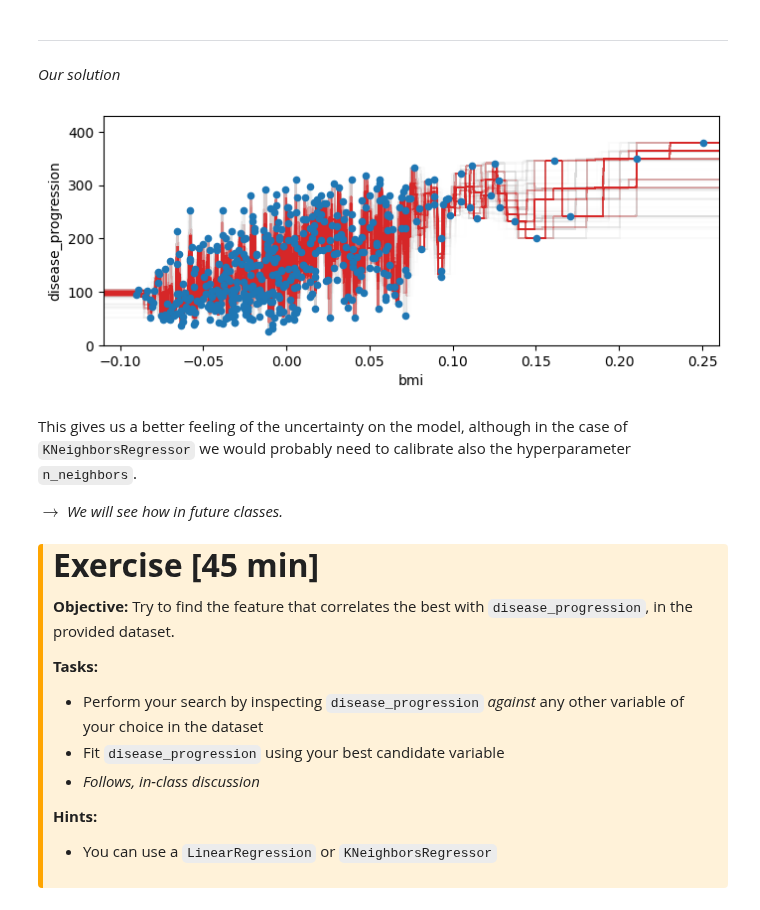
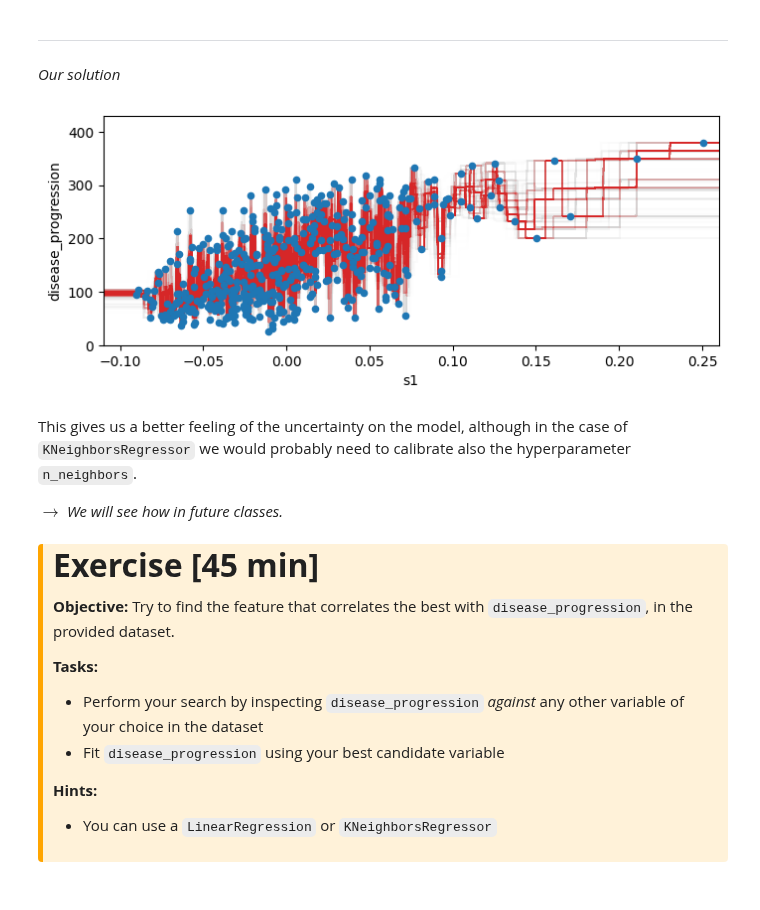
Before and after one commit to gitpeblo/ML_book, a Jupyter notebook: ML_book_site/chapters/chapter3/C30_using_sklearn.ipynb, the cells around one changed output. Drawn from its saved outputs; the diff is of its cells as text; code cells hidden in the pictures.

```diff
--- a/ML_book_site/chapters/chapter3/C30_using_sklearn.ipynb
+++ b/ML_book_site/chapters/chapter3/C30_using_sklearn.ipynb
@@ -173,7 +173,7 @@ import pandas as pd
 diabetes = load_diabetes()
 
 # Restric to the columns of interest
-df_data = pd.DataFrame(diabetes.data[:, 2], columns=["bmi"])
+df_data = pd.DataFrame(diabetes.data[:, 2], columns=["s1"])
 df_data["disease_progression"] = diabetes.target
 
 # Preview
@@ -190,28 +190,28 @@ Let's now add some [mock] data **extending** the set we used so far:
 # %%
 import matplotlib.pyplot as plt
 
-# Get min and max BMI
-min_bmi, max_bmi = df_data["bmi"].min(), df_data["bmi"].max()
+# Get min and max s1
+min_s1, max_s1 = df_data["s1"].min(), df_data["s1"].max()
 
 # Mock data: some inside the range, some beyond
 data_added = {
-    "mock1": (min_bmi + 0.01, 80),    # inside range
-    "mock2": (min_bmi + 0.05, 100),   # inside range
-    "mock3": (max_bmi - 0.02, 200),   # inside range
-    "mock4": (max_bmi + 0.04, 350),   # beyond range
-    "mock5": (max_bmi + 0.08, 380),   # beyond range
+    "mock1": (min_s1 + 0.01, 80),    # inside range
+    "mock2": (min_s1 + 0.05, 100),   # inside range
+    "mock3": (max_s1 - 0.02, 200),   # inside range
+    "mock4": (max_s1 + 0.04, 350),   # beyond range
+    "mock5": (max_s1 + 0.08, 380),   # beyond range
 }
 
 # Convert to DataFrame
 df_data_added = pd.DataFrame.from_dict(data_added).T.reset_index()
-df_data_added = df_data_added.rename(columns={"index": "ID", 0: "bmi", 1: "disease_progression"})
+df_data_added = df_data_added.rename(columns={"index": "ID", 0: "s1", 1: "disease_progression"})
 
 # Extend dataset
-df_data_ext = pd.concat([df_data, df_data_added[["bmi", "disease_progression"]]], ignore_index=True)
+df_data_ext = pd.concat([df_data, df_data_added[["s1", "disease_progression"]]], ignore_index=True)
 
 # Plot
-ax = df_data.plot(kind='scatter',  x='bmi', y='disease_progression', color="C0", figsize=(8,3), label="Original data")
-df_data_added.plot(kind='scatter', x='bmi', y='disease_progression', color="C1", s=100, label="Mock data", ax=ax)
+ax = df_data.plot(kind='scatter',  x='s1', y='disease_progression', color="C0", figsize=(8,3), label="Original data")
+df_data_added.plot(kind='scatter', x='s1', y='disease_progression', color="C1", s=100, label="Mock data", ax=ax)
 plt.axis([-0.11, 0.26, 0, 430])
 
 plt.show()
@@ -228,7 +228,7 @@ import sklearn.neighbors
 from sklearn.preprocessing import StandardScaler
 
 # Prepare the data
-X = np.c_[df_data_ext["bmi"]]
+X = np.c_[df_data_ext["s1"]]
 y = np.c_[df_data_ext["disease_progression"]] # 2D array
 
 # Normalize, for good habits
@@ -246,7 +246,7 @@ xx_n = scaler.transform(xx.reshape(-1, 1))
 yy_model = model.predict(xx_n)
 
 # Plot
-df_data_ext.plot(kind='scatter', x='bmi', y='disease_progression', figsize=(8,3))
+df_data_ext.plot(kind='scatter', x='s1', y='disease_progression', figsize=(8,3))
 plt.axis([-0.11, 0.26, 0, 430])
 # ^This is here only to have the same range as the above figure
 
@@ -379,7 +379,7 @@ for _ in range(n_bootstraps):
     df_bootstrap_data = resample(df_data_ext, random_state=12, replace=True)
 
     # Prepare the data
-    X = np.c_[df_bootstrap_data["bmi"]]
+    X = np.c_[df_bootstrap_data["s1"]]
     y = np.c_[df_bootstrap_data["disease_progression"]] # 2D array
 
 '''Notice that each bootstrapped dataset has the same lenght as the original.'''
@@ -388,7 +388,7 @@ print('Lenght of the last bootstapped dataset: %s samples' % len(df_bootstrap_da
 print()
 print('By construction, some values may appear more than once.')
 print('Number of value repetitions inside the bootstrap datasets:')
-display(df_bootstrap_data.groupby(['bmi']).size())
+display(df_bootstrap_data.groupby(['s1']).size())
 # %% [output]
 Lenght of original data: 447 samples
 Lenght of the last bootstapped dataset: 447 samples
@@ -457,7 +457,7 @@ import sklearn.neighbors
 from sklearn.preprocessing import StandardScaler
 
 # Initialize plot with actual data
-df_data_ext.plot(kind='scatter', x="bmi", y='disease_progression', figsize=(8,3))
+df_data_ext.plot(kind='scatter', x="s1", y='disease_progression', figsize=(8,3))
 plt.axis([-0.11, 0.26, 0, 430])
 # ^This is here only to have the same range as the above figure
 
@@ -468,35 +468,35 @@ n_bootstraps = 1000
 # Perform bootstrapping multiple times
 for _ in range(n_bootstraps):
     df_bootstrap_data = resample(df_data_ext, replace=True)
 
     # Prepare the data
-    X = np.c_[df_bootstrap_data["bmi"]]
+    X = np.c_[df_bootstrap_data["s1"]]
     y = np.c_[df_bootstrap_data["disease_progression"]] # 2D array
     '''
     And that's all, the rest is just copy-pasta from above, just replacing:
         `df_data_ext` --> `df_bootstrap_sample`
     '''
 
     # Normalize, for good habits
     scaler = StandardScaler()
     X_n = scaler.fit_transform(X)
 
     # 1. Fit
     model = sklearn.neighbors.KNeighborsRegressor(n_neighbors=2)
     model.fit(X_n, y)
 
     # 2. Predict on a range, to display the model curve
     xx = np.linspace(-0.11, 0.26, 1000)
     xx_n = scaler.transform(xx.reshape(-1, 1))
     ''' `x` this needs to be normalized as well'''
     yy_model = model.predict(xx_n)
 
     # Plot bootstrapped model
     plt.plot(xx, yy_model, c='C3', alpha=5/n_bootstraps, zorder=-1)
 
 plt.show()
 # %% [output]
-[figure, old version]
+[figure, new version]
 # %% [markdown]
 This gives us a better feeling of the uncertainty on the model, although in the case of `KNeighborsRegressor` we would probably need to calibrate also the hyperparameter `n_neighbors`.
 
@@ -511,7 +511,6 @@ $\rightarrow$ _We will see how in future classes._
 **Tasks:**
 - Perform your search by inspecting `disease_progression` _against_ any other variable of your choice in the dataset
 - Fit  `disease_progression` using your best candidate variable
-- _Follows, in-class discussion_
 
 **Hints:**
 - You can use a `LinearRegression` or `KNeighborsRegressor`
```
Also changed, not shown: parts of 9 cells of this notebook, 1 other file.
